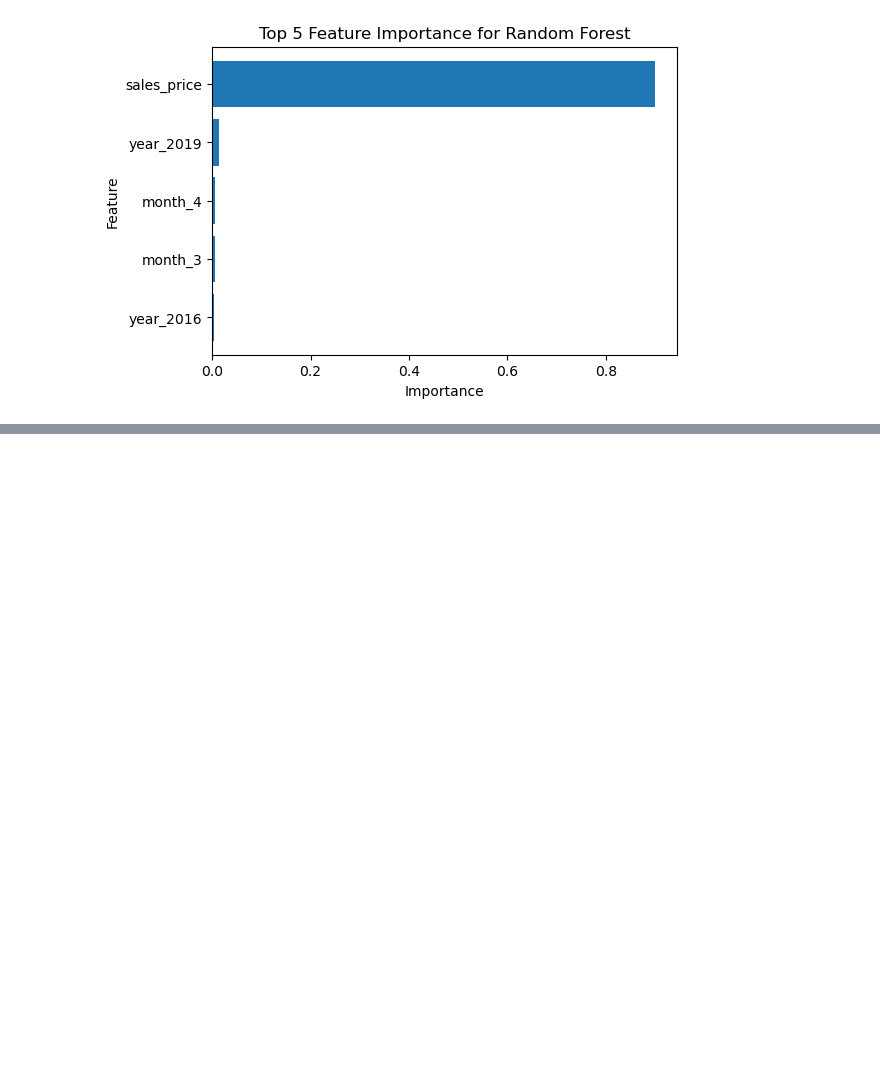
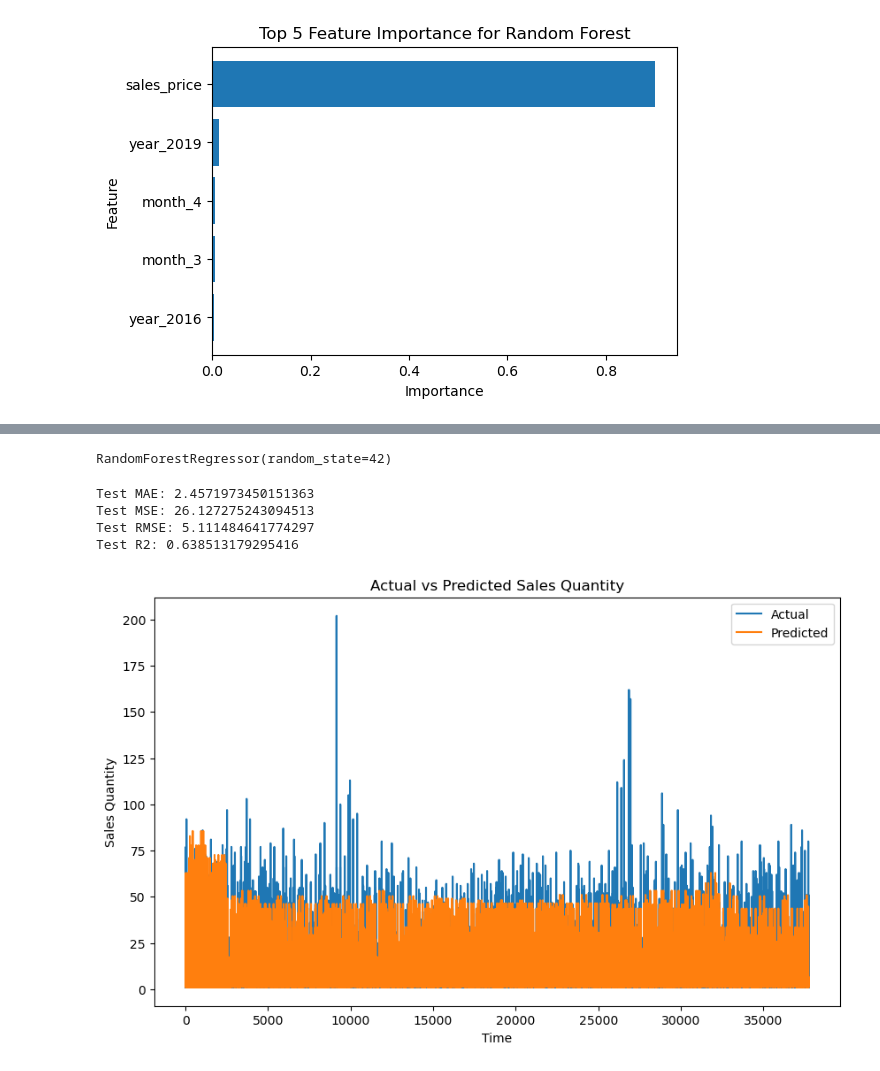
Before and after one commit to BorysZhyhalo/TemaBit-Fozzy-Group, a Jupyter notebook: main_rd_hyper.ipynb, the cells around one changed output, grey strips where cells are left out. Cells and saved outputs as stored; diff of their text form; code cells hidden in the pictures; blank space fills up the shorter version.

Commit message:
random_forest_feature_selection_model
random_forest_feature_selection_model

```diff
--- a/main_rd_hyper.ipynb
+++ b/main_rd_hyper.ipynb
@@ -357 +375,46 @@ plt.show()
+# %%
+# Set up TimeSeriesSplit
+tscv = TimeSeriesSplit(n_splits=5)
+# %%
+# Split the data using the last fold for test
+for train_index, test_index in tscv.split(X_selected):
+    X_train, X_test = X_selected.iloc[train_index], X_selected.iloc[test_index]
+    y_train, y_test = y.iloc[train_index], y.iloc[test_index]
+# %%
+# Train the Random Forest model
+model = RandomForestRegressor(random_state=42)
+model.fit(X_train, y_train)
+# %% [output]
+RandomForestRegressor(random_state=42)
+# %%
+# Predict on the test set
+y_pred = model.predict(X_test)
+# %%
+# Calculate metrics
+mae = mean_absolute_error(y_test, y_pred)
+mse = mean_squared_error(y_test, y_pred)
+rmse = np.sqrt(mean_squared_error(y_test, y_pred))
+r2 = r2_score(y_test, y_pred)
+
+print(f"Test MAE: {mae}")
+print(f"Test MSE: {mse}")
+print(f"Test RMSE: {rmse}")
+print(f"Test R2: {r2}")
+# %% [output]
+Test MAE: 2.4571973450151363
+Test MSE: 26.127275243094513
+Test RMSE: 5.111484641774297
+Test R2: 0.638513179295416
+# %%
+# Plotting the results
+plt.figure(figsize=(10, 6))
+plt.plot(y_test.values, label='Actual')
+plt.plot(y_pred, label='Predicted')
+plt.xlabel('Time')
+plt.ylabel('Sales Quantity')
+plt.title('Actual vs Predicted Sales Quantity')
+plt.legend()
+plt.show()
+# %% [output]
+[figure, added]
 # %%
```
Also changed, not shown: parts of 26 cells of this notebook.
